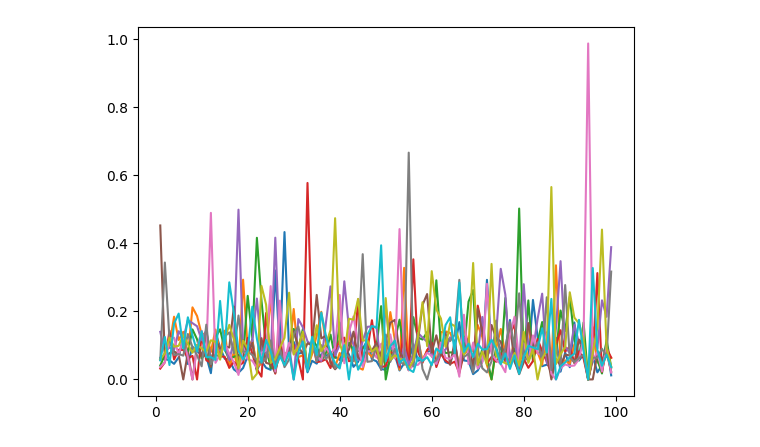
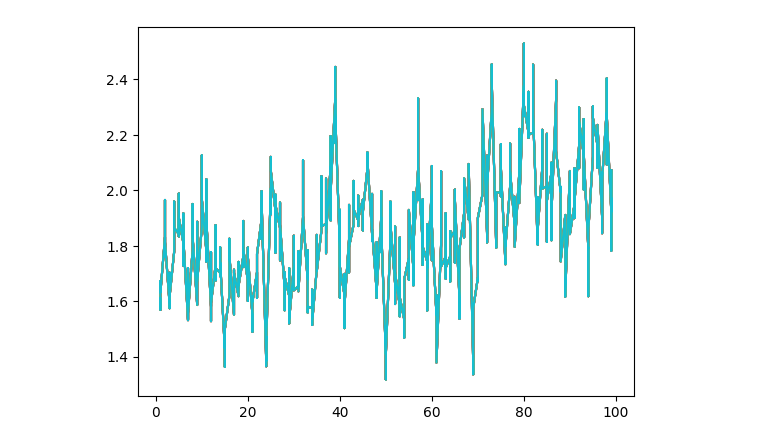
Before and after one commit to anuscabc/markdown_estimation, a Jupyter notebook: plots/plot_single_run.ipynb, the cells around one changed output. Cells and saved outputs as stored; diff of their text form; code cells hidden in the pictures.

```diff
--- a/plots/plot_single_run.ipynb
+++ b/plots/plot_single_run.ipynb
@@ -14,10 +14,10 @@ df.head()
 # %%
 for firm in df['product'].unique():
     df_firm = df[df['product'] == firm]
     # plt.plot(df_firm.time, df_firm.price)
     # plt.plot(df_firm.time, df_firm.cost)
-    # plt.plot(df.time, df.markups)
-    plt.plot(df_firm.time, df_firm.mshare)
+    plt.plot(df.time, df.markups)
+    # plt.plot(df_firm.time, df_firm.mshare)
 plt.show()
 # %% [output]
-[figure, old version]
+[figure, new version]
```
Also changed, not shown: parts of 1 cell of this notebook, 5 other files.
